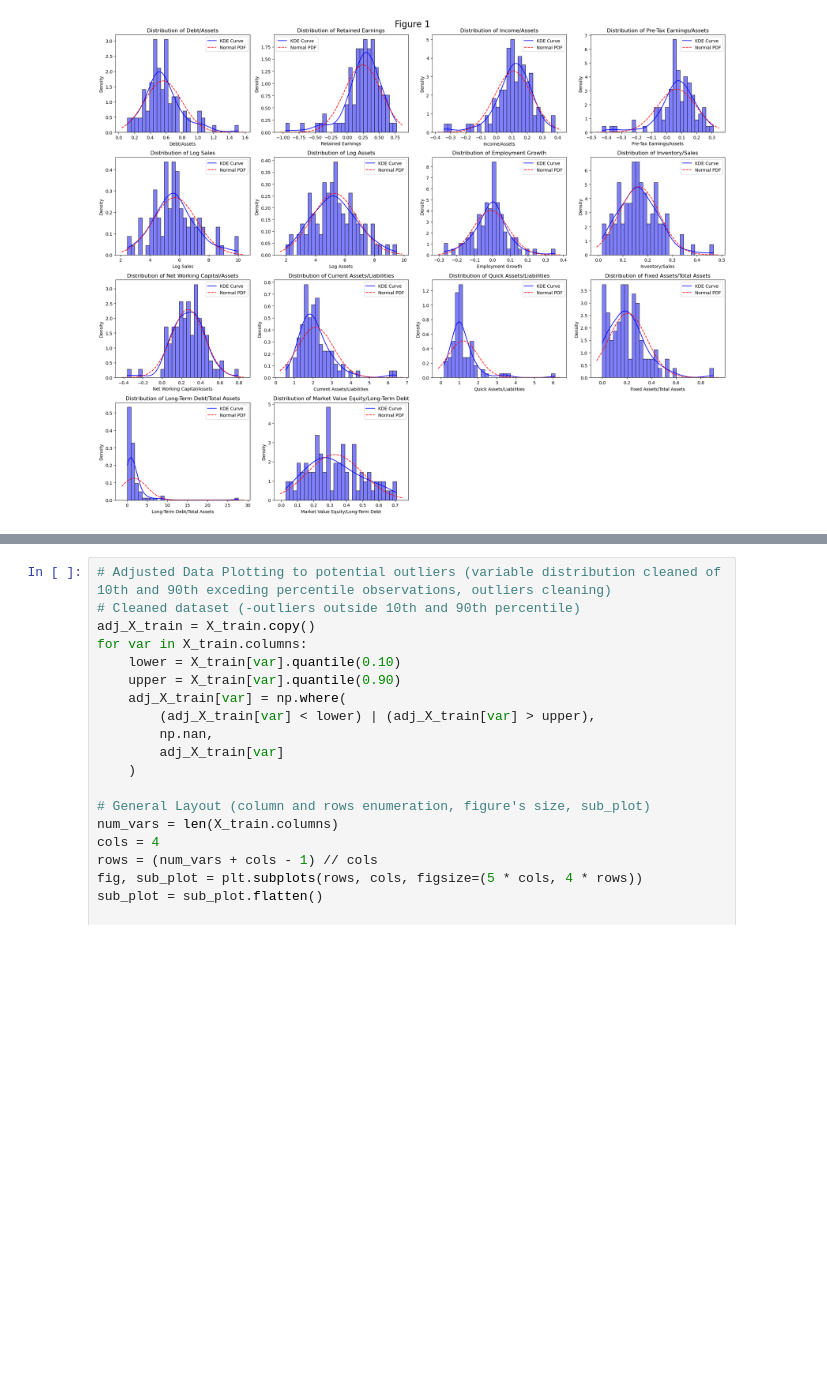
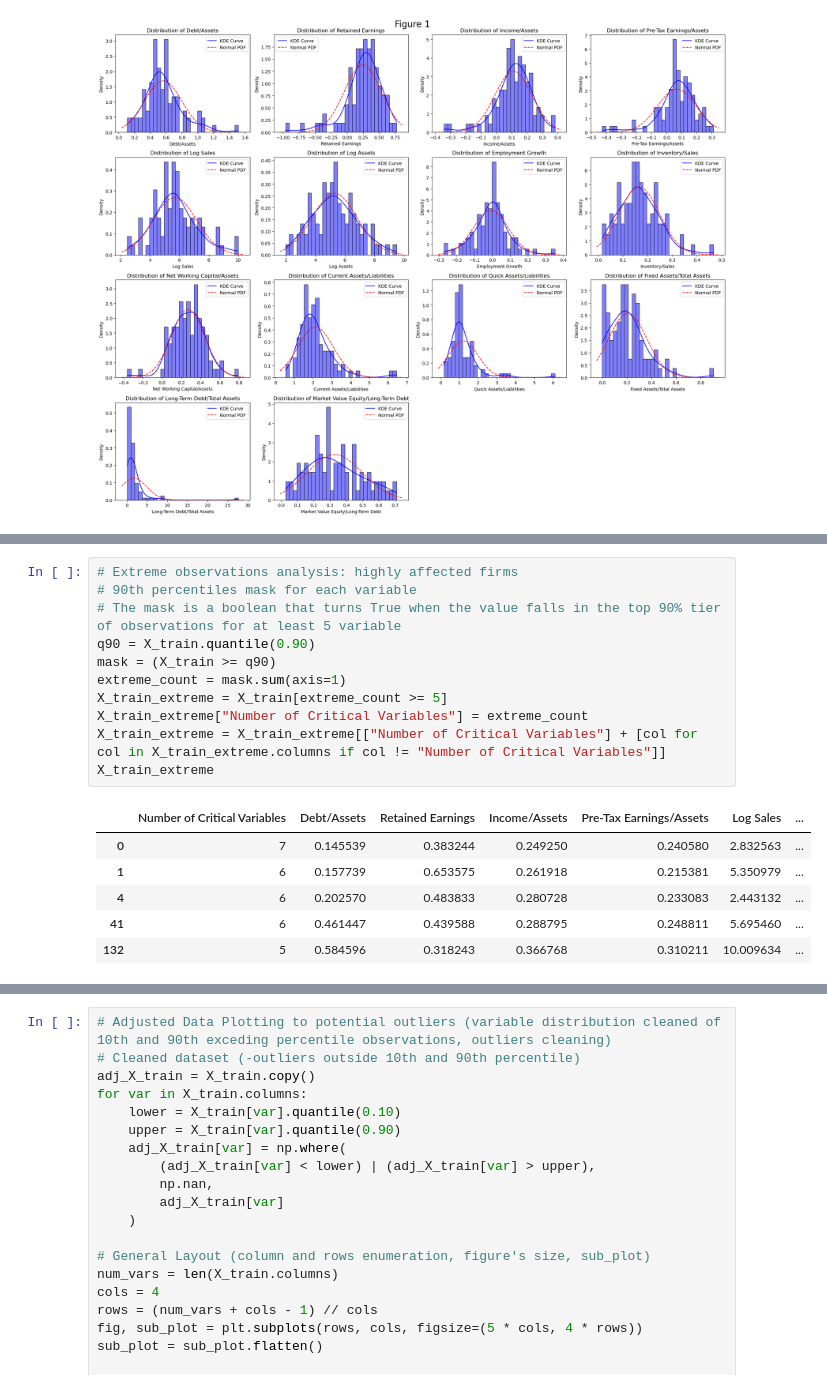
Before and after one commit to EliaLand/sorbonne_FE, a Jupyter notebook: scoring_and_econometrics/SE_assignment1_EliaLandini_codefile.ipynb, the cells around one changed output, grey strips where cells are left out. Drawn from its saved outputs; the diff is of its cells as text; blank space fills up the shorter version.

```diff
--- a/scoring_and_econometrics/SE_assignment1_EliaLandini_codefile.ipynb
+++ b/scoring_and_econometrics/SE_assignment1_EliaLandini_codefile.ipynb
@@ -350,0 +369,18 @@ plt.show()
+# %%
+# Extreme observations analysis: highly affected firms
+# 90th percentiles mask for each variable
+# The mask is a boolean that turns True when the value falls in the top 90% tier of observations for at least 5 variable
+q90 = X_train.quantile(0.90)
+mask = (X_train >= q90)
+extreme_count = mask.sum(axis=1)
+X_train_extreme = X_train[extreme_count >= 5]
+X_train_extreme["Number of Critical Variables"] = extreme_count
+X_train_extreme = X_train_extreme[["Number of Critical Variables"] + [col for col in X_train_extreme.columns if col != "Number of Critical Variables"]]
+X_train_extreme
+# %% [output]
+|  | Number of Critical Variables | Debt/Assets | Retained Earnings | Income/Assets | Pre-Tax Earnings/Assets | Log Sales | ... |
+| 0 | 7 | 0.145539 | 0.383244 | 0.249250 | 0.240580 | 2.832563 | ... |
+| 1 | 6 | 0.157739 | 0.653575 | 0.261918 | 0.215381 | 5.350979 | ... |
+| 4 | 6 | 0.202570 | 0.483833 | 0.280728 | 0.233083 | 2.443132 | ... |
+| 41 | 6 | 0.461447 | 0.439588 | 0.288795 | 0.248811 | 5.695460 | ... |
+| 132 | 5 | 0.584596 | 0.318243 | 0.366768 | 0.310211 | 10.009634 | ... |
```
Also changed, not shown: parts of 3 cells of this notebook.
